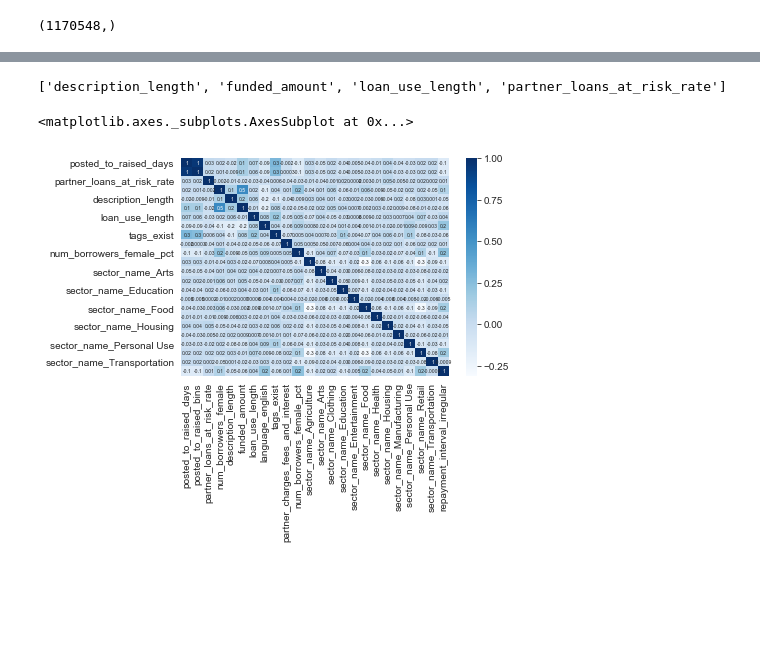
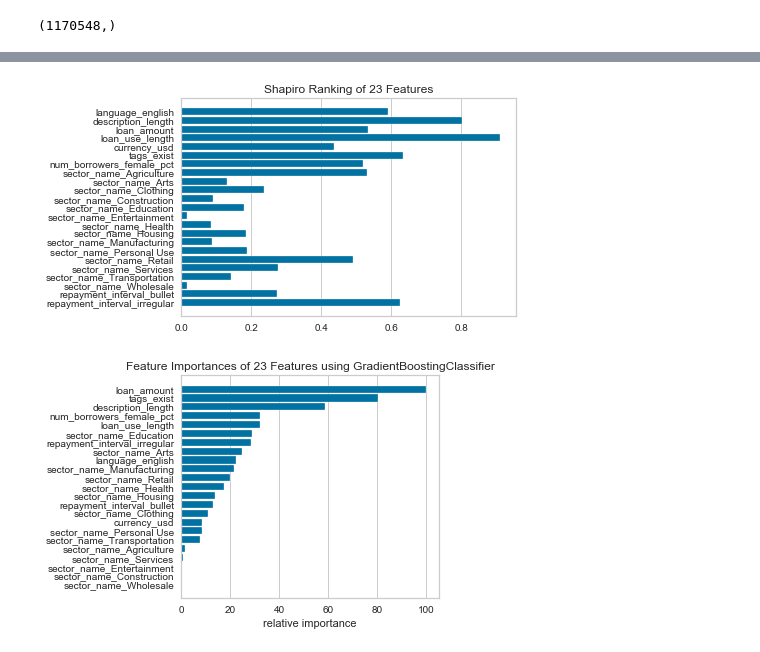
Before and after one commit to georgetown-analytics/Kiva, a Jupyter notebook: Kiva_modeling.ipynb, the cells around one changed output, grey strips where cells are left out. Drawn from its saved outputs; the diff is of its cells as text; code cells hidden in the pictures; blank space fills up the shorter version.

```diff
--- a/Kiva_modeling.ipynb
+++ b/Kiva_modeling.ipynb
@@ -143,5 +85,0 @@ print(list(X.iloc[:, sfm.get_support(indices=True)]))
-# %%
-model = Lasso()
-sfm = SelectFromModel(model)
-sfm.fit(X, y)
-print(list(X.iloc[:, sfm.get_support(indices=True)]))
@@ -150,5 +85,0 @@ print(list(X.iloc[:, sfm.get_support(indices=True)]))
-# %%
-model = Lasso()
-sfm = SelectFromModel(model)
-sfm.fit(X, yb)
-print(list(X.iloc[:, sfm.get_support(indices=True)]))
@@ -164,5 +92,0 @@ print(list(X.iloc[:, sfm.get_support(indices=True)]))
-# %%
-model = Ridge()
-sfm = SelectFromModel(model)
-sfm.fit(X, yb)
-print(list(X.iloc[:, sfm.get_support(indices=True)]))
@@ -178,13 +100,25 @@ print(list(X.iloc[:, sfm.get_support(indices=True)]))
-# %%
-model = ElasticNet()
-sfm = SelectFromModel(model)
-sfm.fit(X, yb)
-print(list(X.iloc[:, sfm.get_support(indices=True)]))
-# %% [output]
-['description_length', 'funded_amount', 'loan_use_length', 'partner_loans_at_risk_rate']
-# %%
-corr = cleaneduploans[['posted_to_raised_days','posted_to_raised_bins', 'num_borrowers_female','description_length', 'funded_amount', 'loan_use_length','language_english', 'tags_exist', 'partner_charges_fees_and_interest', 'num_borrowers_female_pct', 'sector_name_Agriculture', 'sector_name_Arts', 'sector_name_Clothing', 'sector_name_Education', 'sector_name_Entertainment', 'sector_name_Food', 'sector_name_Health', 'sector_name_Housing', 'sector_name_Manufacturing', 'sector_name_Personal Use', 'sector_name_Retail', 'sector_name_Transportation', 'repayment_interval_irregular', 'partner_loans_at_risk_rate']].corr(method='pearson')
-sns.heatmap(corr, annot = True, fmt =".1g", annot_kws={"size": 5}, cmap = "Blues")
-# %% [output]
-<matplotlib.axes._subplots.AxesSubplot at 0x...>
-[figure, removed]
+# %%
+from yellowbrick.features import Rank1D
+
+# Instantiate the 1D visualizer with the Sharpiro ranking algorithm
+visualizer = Rank1D(features=X.columns, algorithm='shapiro')
+
+visualizer.fit(X, y)                # Fit the data to the visualizer
+visualizer.transform(X)             # Transform the data
+visualizer.poof()                     # Draw/show/poof the data
+# %% [output]
+[figure, added]
+# %%
+from sklearn.ensemble import GradientBoostingClassifier
+
+from yellowbrick.features.importances import FeatureImportances
+
+# Create a new matplotlib figure
+fig = plt.figure()
+ax = fig.add_subplot()
+
+viz = FeatureImportances(GradientBoostingClassifier(), ax=ax)
+viz.fit(X, y)
+viz.poof()
+# %% [output]
+[figure, added]
```
Also changed, not shown: parts of 60 cells of this notebook.
